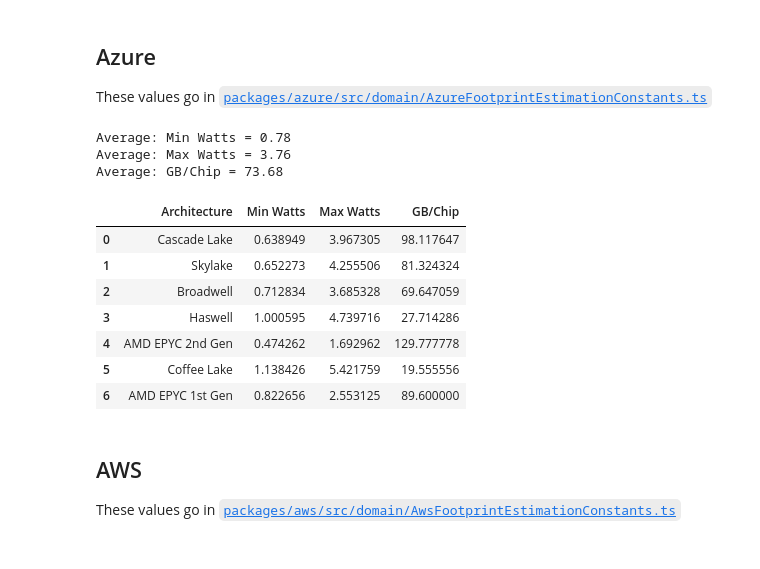
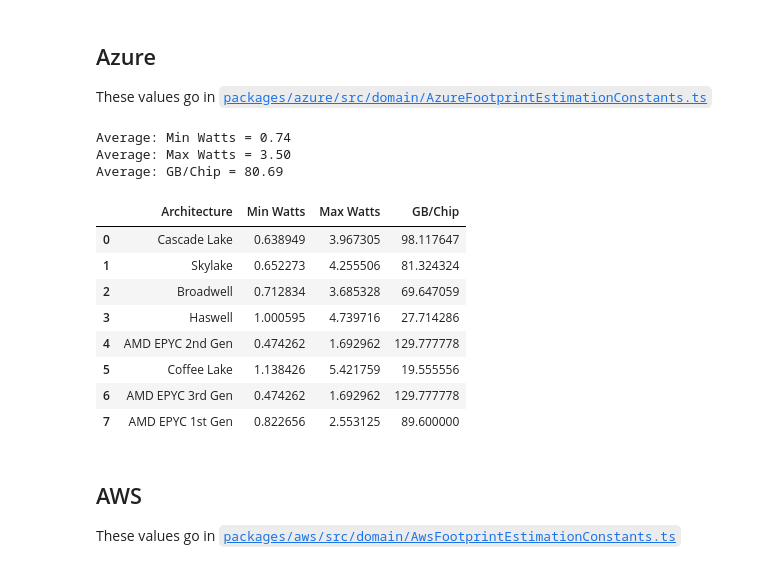
Before and after one commit to cloud-carbon-footprint/cloud-carbon-coefficients, a Jupyter notebook: coefficients.ipynb, the cells around one changed output. Drawn from its saved outputs; the diff is of its cells as text; code cells hidden in the pictures.

Commit message:
Output for AMD EPYC Third Generation on Azure

```diff
--- a/coefficients.ipynb
+++ b/coefficients.ipynb
@@ -263,6 +282,13 @@ for cpu in azure_architectures:
             'GB/Chip': amd_epyc_gen1['GB/Chip']
         })
     elif cpu == 'AMD EPYC 2nd Gen':
+        azure_coefficients.append({
+            'Architecture': cpu,
+            'Min Watts': amd_epyc_gen2['Idle watts'],
+            'Max Watts': amd_epyc_gen2['100% watts'],
+            'GB/Chip': amd_epyc_gen2['GB/Chip']
+        })
+    elif cpu == 'AMD EPYC 3rd Gen':
         azure_coefficients.append({
             'Architecture': cpu,
             'Min Watts': amd_epyc_gen2['Idle watts'],
@@ -305,37 +331,38 @@ for cpu in azure_architectures:
             'GB/Chip': intel_skylake['GB/Chip']
         })
     elif cpu == 'Cascade Lake':
         azure_coefficients.append({
             'Architecture': cpu,
             'Min Watts': intel_cascadelake['Idle watts'],
             'Max Watts': intel_cascadelake['100% watts'],
             'GB/Chip': intel_cascadelake['GB/Chip']
         })
     elif cpu == 'Coffee Lake':
         azure_coefficients.append({
             'Architecture': cpu,
             'Min Watts': intel_coffeelake['Idle watts'],
             'Max Watts': intel_coffeelake['100% watts'],
             'GB/Chip': intel_coffeelake['GB/Chip']
         })
 
 azure_coefficients = pd.DataFrame(azure_coefficients)
 print(f'Average: Min Watts = {azure_coefficients["Min Watts"].mean():,.2f}')
 print(f'Average: Max Watts = {azure_coefficients["Max Watts"].mean():,.2f}')
 print(f'Average: GB/Chip = {azure_coefficients["GB/Chip"].mean():,.2f}')
 azure_coefficients
 # %% [output]
-Average: Min Watts = 0.78
-Average: Max Watts = 3.76
-Average: GB/Chip = 73.68
+Average: Min Watts = 0.74
+Average: Max Watts = 3.50
+Average: GB/Chip = 80.69
 |  | Architecture | Min Watts | Max Watts | GB/Chip |
 | 0 | Cascade Lake | 0.638949 | 3.967305 | 98.117647 |
 | 1 | Skylake | 0.652273 | 4.255506 | 81.324324 |
 | 2 | Broadwell | 0.712834 | 3.685328 | 69.647059 |
 | 3 | Haswell | 1.000595 | 4.739716 | 27.714286 |
 | 4 | AMD EPYC 2nd Gen | 0.474262 | 1.692962 | 129.777778 |
 | 5 | Coffee Lake | 1.138426 | 5.421759 | 19.555556 |
-| 6 | AMD EPYC 1st Gen | 0.822656 | 2.553125 | 89.600000 |
+| 6 | AMD EPYC 3rd Gen | 0.474262 | 1.692962 | 129.777778 |
+| 7 | AMD EPYC 1st Gen | 0.822656 | 2.553125 | 89.600000 |
 # %% [markdown]
 ## AWS
 
```
Also changed, not shown: parts of 4 cells of this notebook.
